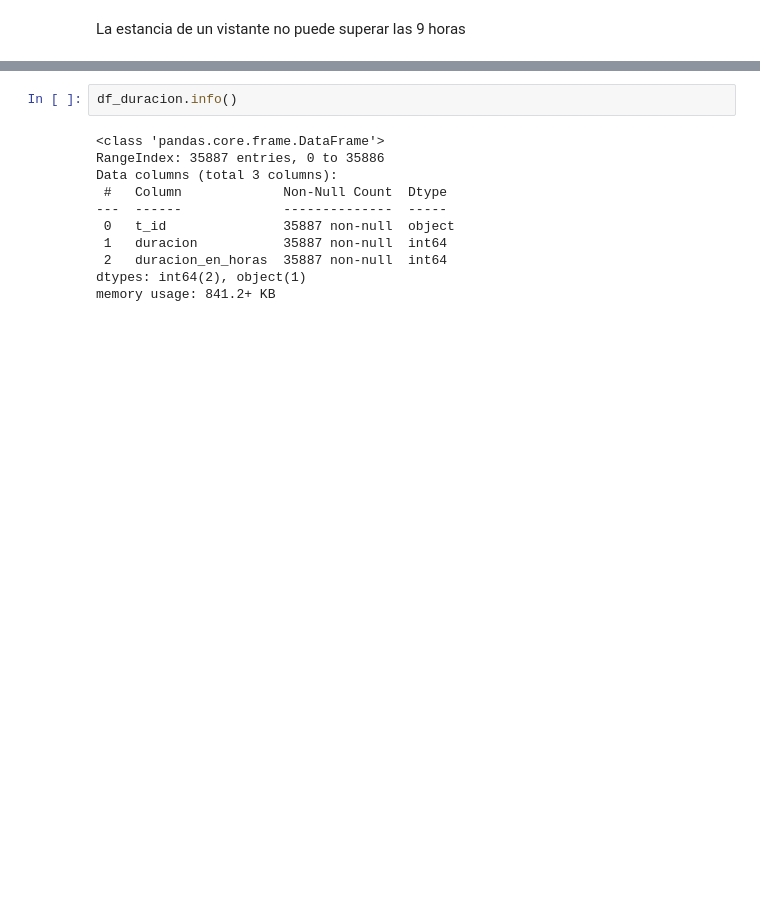
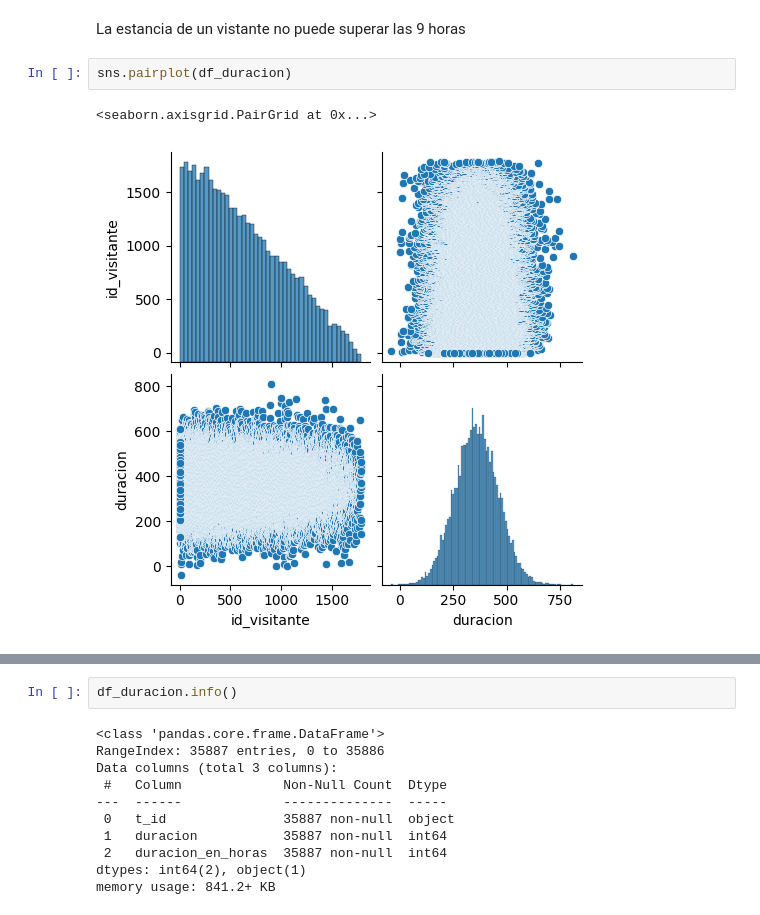
Before and after one commit to AdrianZabaleta/Reconocimiento_de_emociones, a Jupyter notebook: NoteBooks/duracion.ipynb, the cells around one changed output, grey strips where cells are left out. Saved outputs shown, nothing was run; the diff lists cells and outputs as text; blank space fills up the shorter version.

```diff
--- a/NoteBooks/duracion.ipynb
+++ b/NoteBooks/duracion.ipynb
@@ -22,5 +23,10 @@ df_duracion
 # %% [markdown]
 La estancia de un vistante no puede superar las 9 horas
+# %%
+sns.pairplot(df_duracion)
+# %% [output]
+<seaborn.axisgrid.PairGrid at 0x...>
+[figure, added]
 # %%
 #Agregamos una nueva columna para ver la estancia en horas
 df_duracion["duracion_en_horas"]=df_duracion['duracion']//60
```
Also changed, not shown: parts of 3 cells of this notebook, 5 other files.
